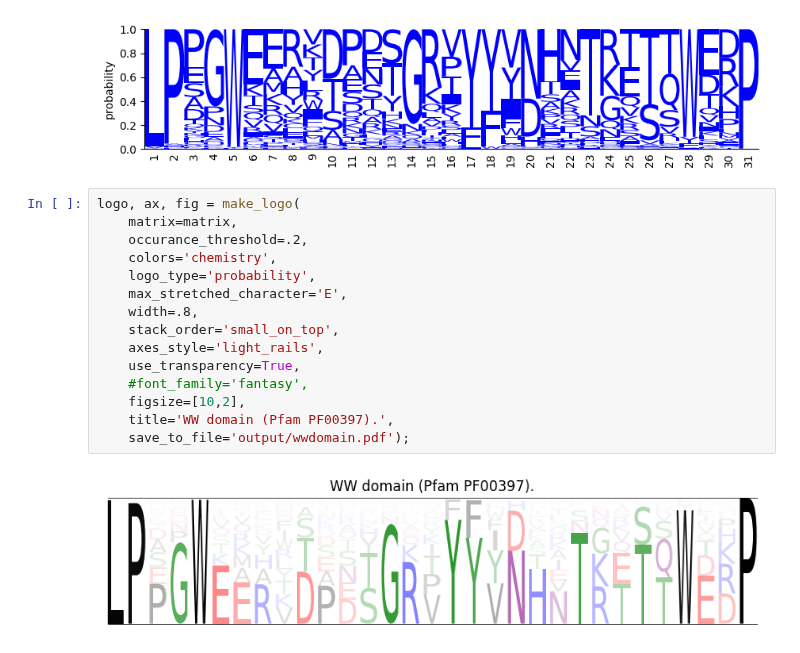
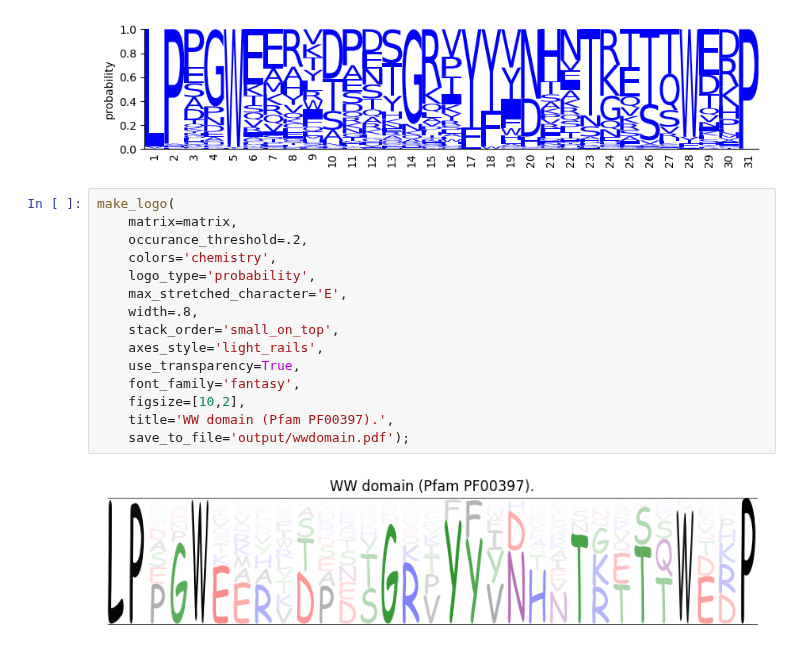
Before and after one commit to jbkinney/logomaker, a Jupyter notebook: wwdomain_test.ipynb, the cells around one changed output. Drawn from its saved outputs; the diff is of its cells as text.

```diff
--- a/wwdomain_test.ipynb
+++ b/wwdomain_test.ipynb
@@ -22,19 +35,19 @@ make_logo(matrix=matrix,
 # %% [output]
 [figure]
 # %%
-logo, ax, fig = make_logo(
+make_logo(
     matrix=matrix,
     occurance_threshold=.2,
     colors='chemistry',
     logo_type='probability',
     max_stretched_character='E',
     width=.8,
     stack_order='small_on_top',
     axes_style='light_rails',
     use_transparency=True,
-    #font_family='fantasy',
+    font_family='fantasy',
     figsize=[10,2],
     title='WW domain (Pfam PF00397).',
     save_to_file='output/wwdomain.pdf');
 # %% [output]
-[figure, old version]
+[figure, new version]
```
Also changed, not shown: parts of 2 cells of this notebook, 1 other file.
